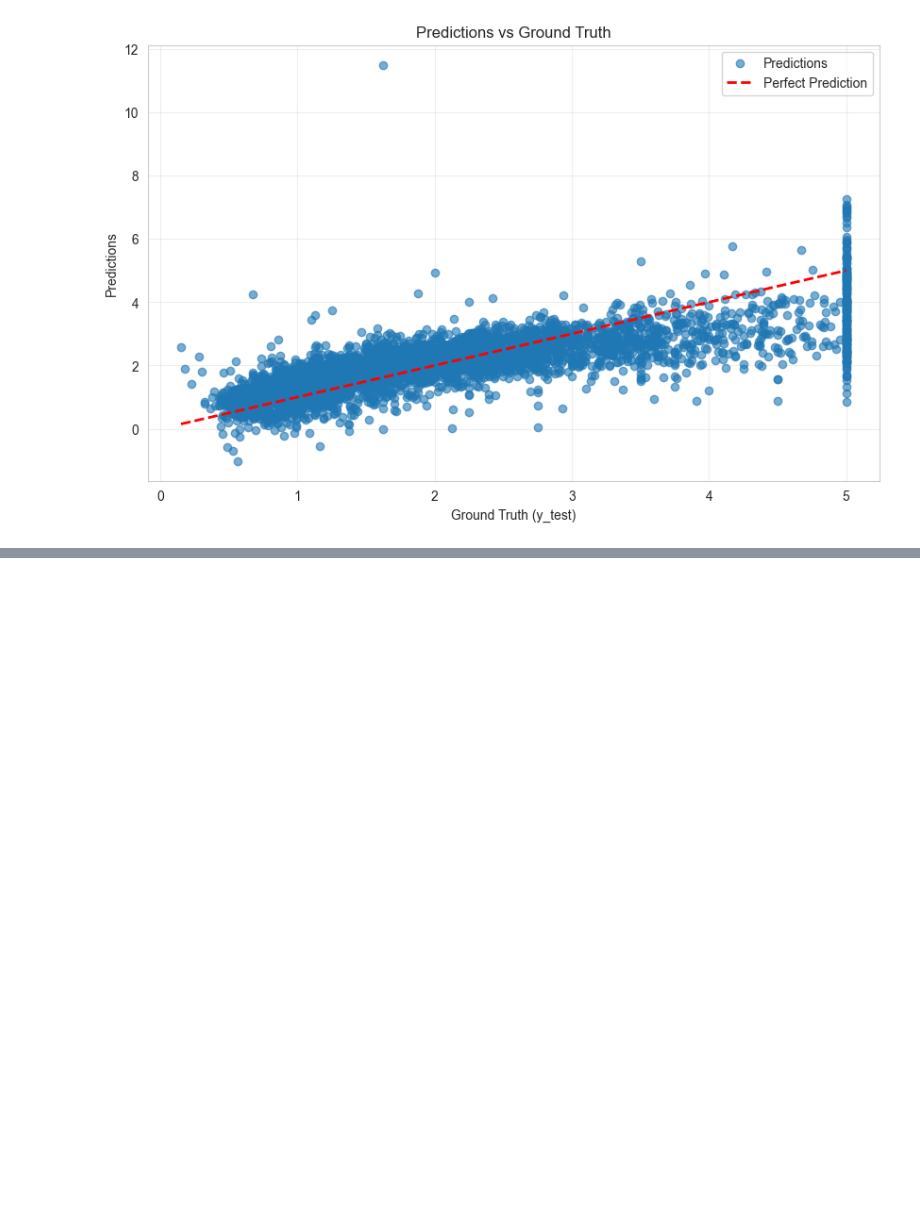
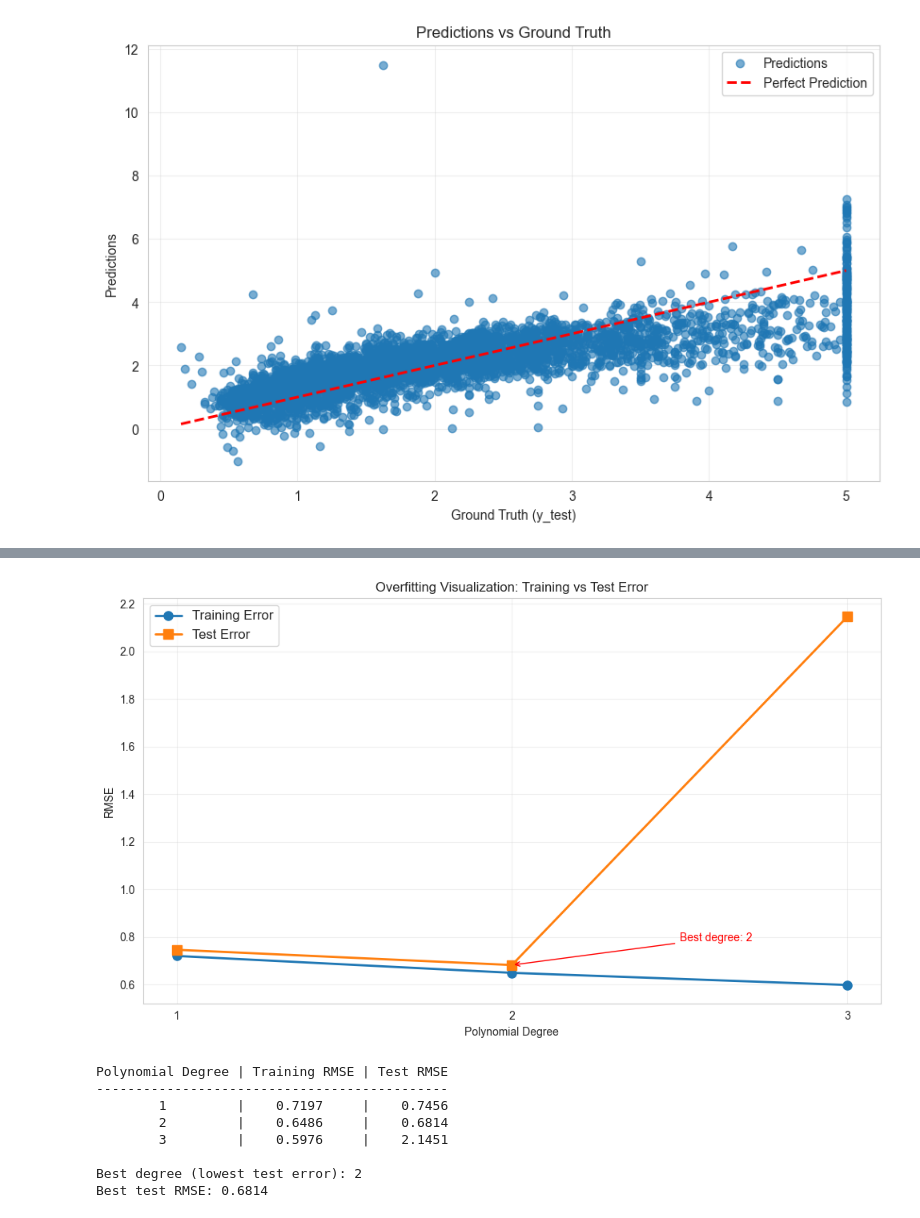
Before and after one commit to SannaNishantLarsson/ml-portfolio, a Jupyter notebook: 01_linear_regression.ipynb, the cells around one changed output, grey strips where cells are left out. Cells and saved outputs as stored; diff of their text form; code cells hidden in the pictures; blank space fills up the shorter version.

```diff
--- a/01_linear_regression.ipynb
+++ b/01_linear_regression.ipynb
@@ -159,0 +358,67 @@ plt.show()
+# %%
+# Overfitting Visualization
+# Train models with different polynomial degrees and track training vs test error
+
+degrees = range(1, 4)
+train_errors = []
+test_errors = []
+
+for degree in degrees:
+    # Create polynomial features
+    poly_temp = PolynomialFeatures(degree=degree, include_bias=False)
+    X_train_temp = poly_temp.fit_transform(X_train)
+    X_test_temp = poly_temp.transform(X_test)
+
+    # Train model
+    model_temp = LinearRegression()
+    model_temp.fit(X_train_temp, y_train)
+
+    # Calculate errors
+    y_train_pred = model_temp.predict(X_train_temp)
+    y_test_pred = model_temp.predict(X_test_temp)
+
+    train_rmse = np.sqrt(np.mean((y_train - y_train_pred)**2))
+    test_rmse = np.sqrt(np.mean((y_test - y_test_pred)**2))
+
+    train_errors.append(train_rmse)
+    test_errors.append(test_rmse)
+
+# Plot overfitting visualization
+plt.figure(figsize=(10, 6))
+plt.plot(degrees, train_errors, marker='o', label='Training Error', linewidth=2, markersize=8)
+plt.plot(degrees, test_errors, marker='s', label='Test Error', linewidth=2, markersize=8)
+plt.xlabel('Polynomial Degree')
+plt.ylabel('RMSE')
+plt.title('Overfitting Visualization: Training vs Test Error')
+plt.legend(fontsize=12)
+plt.grid(True, alpha=0.3)
+plt.xticks(degrees)
+
+# Annotate the point where overfitting starts
+best_degree = np.argmin(test_errors) + 1
+plt.annotate(f'Best degree: {best_degree}',
+             xy=(best_degree, test_errors[best_degree-1]),
+             xytext=(best_degree+0.5, test_errors[best_degree-1]+0.1),
+             arrowprops=dict(arrowstyle='->', color='red'),
+             fontsize=10, color='red')
+
+plt.tight_layout()
+plt.show()
+
+print("Polynomial Degree | Training RMSE | Test RMSE")
+print("-" * 45)
+for i, degree in enumerate(degrees):
+    print(f"{degree:^17} | {train_errors[i]:^13.4f} | {test_errors[i]:^13.4f}")
+
+print(f"\nBest degree (lowest test error): {best_degree}")
+print(f"Best test RMSE: {min(test_errors):.4f}")
+# %% [output]
+[figure, added]
+Polynomial Degree | Training RMSE | Test RMSE
+---------------------------------------------
+        1         |    0.7197     |    0.7456
+        2         |    0.6486     |    0.6814
+        3         |    0.5976     |    2.1451
+
+Best degree (lowest test error): 2
+Best test RMSE: 0.6814
```
Also changed, not shown: parts of 9 cells of this notebook.
